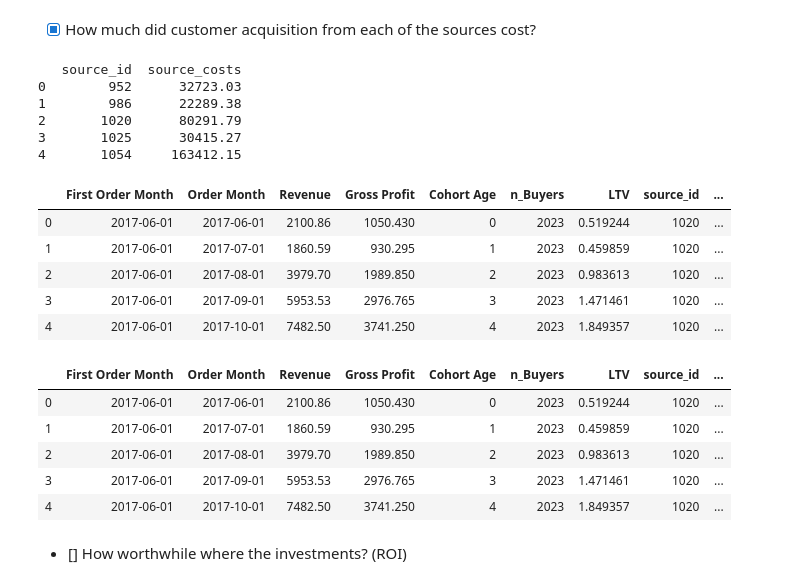
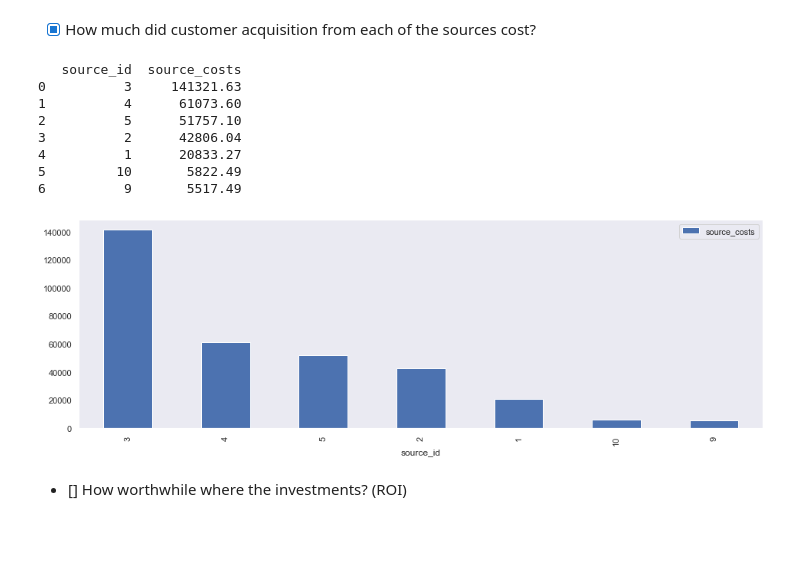
Before and after one commit to asicmicprj/Afisha_analytics, a Jupyter notebook: Afisha_analytics_v0.0.1.ipynb, the cells around one changed output. Cells and saved outputs as stored; diff of their text form; code cells hidden in the pictures; blank space fills up the shorter version.

Commit message:
Calculated ROMI and heatmap

```diff
--- a/Afisha_analytics_v0.0.1.ipynb
+++ b/Afisha_analytics_v0.0.1.ipynb
@@ -999,37 +999,24 @@ display(amount_costs)
 # %% [markdown]
 - [x] How much did customer acquisition from each of the sources cost?
 # %%
-source_costs = monthly_costs.groupby('source_id').sum()
-source_costs.reset_index(inplace=True)
+source_costs = df_costs.groupby('source_id').sum()
+source_costs = source_costs.sort_values(by='costs', ascending=False).reset_index()
 source_costs = source_costs.rename(columns={'costs':'source_costs'})
 print(source_costs.head(10))
 # %% [output]
    source_id  source_costs
-0        952      32723.03
-1        986      22289.38
-2       1020      80291.79
-3       1025      30415.27
-4       1054     163412.15
+0          3     141321.63
+1          4      61073.60
+2          5      51757.10
+3          2      42806.04
+4          1      20833.27
+5         10       5822.49
+6          9       5517.49
-# %%
-results = pd.merge(results, source_costs, left_on='source_id', right_on='source_id')
-display(results.head())
-# %% [output]
-|  | First Order Month | Order Month | Revenue | Gross Profit | Cohort Age | n_Buyers | LTV | source_id | ... |
-| 0 | 2017-06-01 | 2017-06-01 | 2100.86 | 1050.430 | 0 | 2023 | 0.519244 | 1020 | ... |
-| 1 | 2017-06-01 | 2017-07-01 | 1860.59 | 930.295 | 1 | 2023 | 0.459859 | 1020 | ... |
-| 2 | 2017-06-01 | 2017-08-01 | 3979.70 | 1989.850 | 2 | 2023 | 0.983613 | 1020 | ... |
-| 3 | 2017-06-01 | 2017-09-01 | 5953.53 | 2976.765 | 3 | 2023 | 1.471461 | 1020 | ... |
-| 4 | 2017-06-01 | 2017-10-01 | 7482.50 | 3741.250 | 4 | 2023 | 1.849357 | 1020 | ... |
-# %%
-results['CAC source'] = results['source_costs'] / results['n_Buyers']
-display(results.head())
-# %% [output]
-|  | First Order Month | Order Month | Revenue | Gross Profit | Cohort Age | n_Buyers | LTV | source_id | ... |
-| 0 | 2017-06-01 | 2017-06-01 | 2100.86 | 1050.430 | 0 | 2023 | 0.519244 | 1020 | ... |
-| 1 | 2017-06-01 | 2017-07-01 | 1860.59 | 930.295 | 1 | 2023 | 0.459859 | 1020 | ... |
-| 2 | 2017-06-01 | 2017-08-01 | 3979.70 | 1989.850 | 2 | 2023 | 0.983613 | 1020 | ... |
-| 3 | 2017-06-01 | 2017-09-01 | 5953.53 | 2976.765 | 3 | 2023 | 1.471461 | 1020 | ... |
-| 4 | 2017-06-01 | 2017-10-01 | 7482.50 | 3741.250 | 4 | 2023 | 1.849357 | 1020 | ... |
+# %%
+source_costs.plot(x='source_id', kind='bar', figsize=(16,5))
+plt.show()
+# %% [output]
+[figure, added]
 # %% [markdown]
 - [] How worthwhile where the investments? (ROI)
 # %%
```
Also changed, not shown: parts of 11 cells of this notebook.
